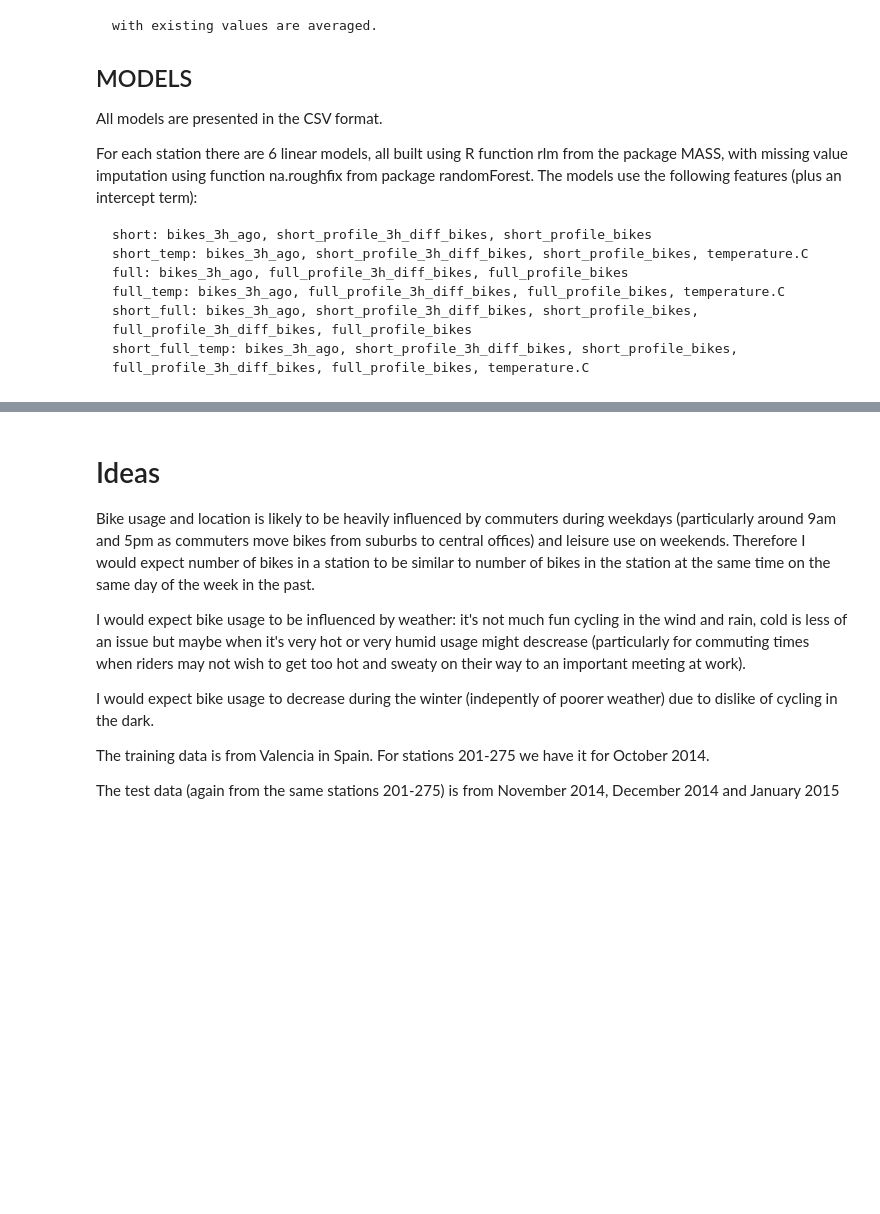
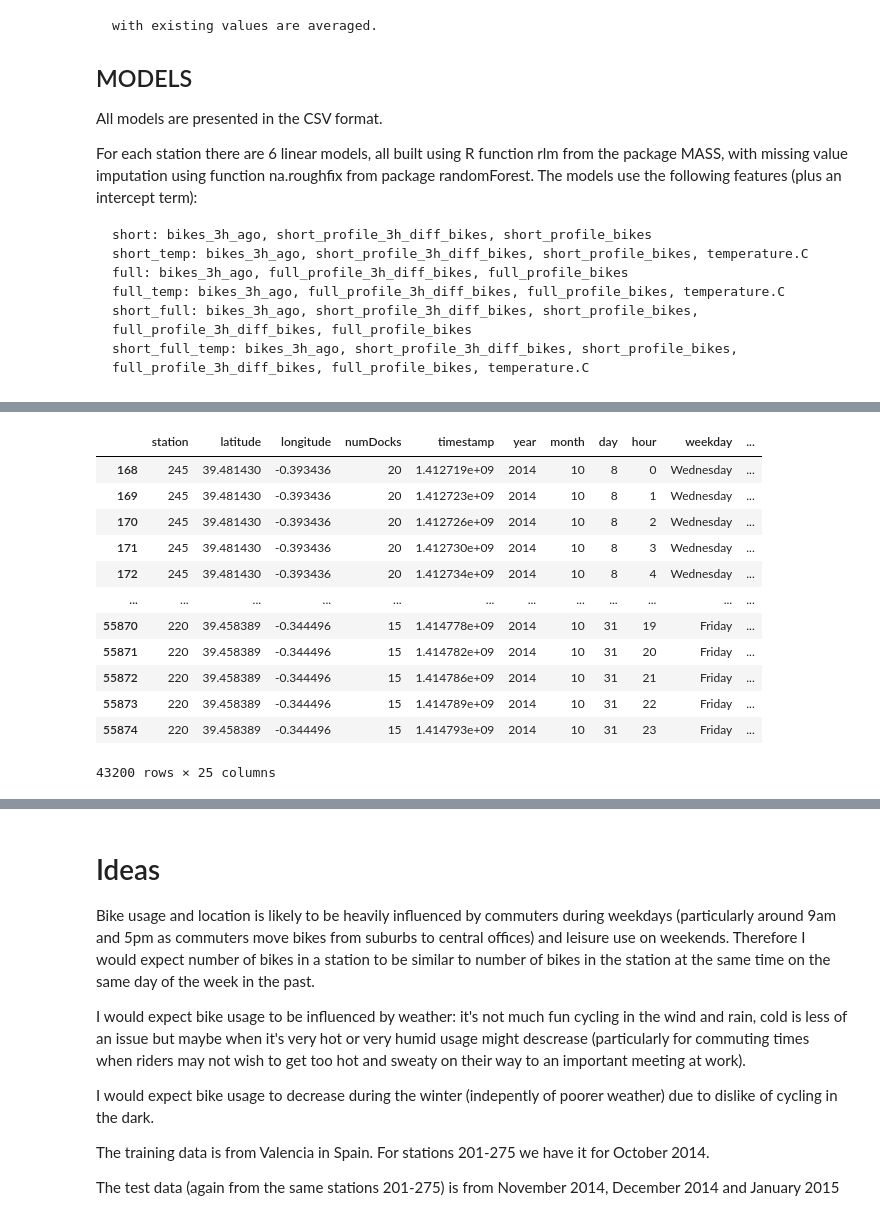
Before and after one commit to tashinam/morebikes, a Jupyter notebook: explore.ipynb, the cells around one changed output, grey strips where cells are left out. Cells and saved outputs as stored; diff of their text form; code cells hidden in the pictures; blank space fills up the shorter version.

```diff
--- a/explore.ipynb
+++ b/explore.ipynb
@@ -137,0 +241,16 @@ df.describe()
+# %%
+df[(df.timestamp != 1414285200.0) & (df.timestamp >= (df.timestamp.min() + 60*60*24*7))]
+# %% [output]
+|  | station | latitude | longitude | numDocks | timestamp | year | month | day | hour | weekday | ... |
+| 168 | 245 | 39.481430 | -0.393436 | 20 | 1.412719e+09 | 2014 | 10 | 8 | 0 | Wednesday | ... |
+| 169 | 245 | 39.481430 | -0.393436 | 20 | 1.412723e+09 | 2014 | 10 | 8 | 1 | Wednesday | ... |
+| 170 | 245 | 39.481430 | -0.393436 | 20 | 1.412726e+09 | 2014 | 10 | 8 | 2 | Wednesday | ... |
+| 171 | 245 | 39.481430 | -0.393436 | 20 | 1.412730e+09 | 2014 | 10 | 8 | 3 | Wednesday | ... |
+| 172 | 245 | 39.481430 | -0.393436 | 20 | 1.412734e+09 | 2014 | 10 | 8 | 4 | Wednesday | ... |
+| ... | ... | ... | ... | ... | ... | ... | ... | ... | ... | ... | ... |
+| 55870 | 220 | 39.458389 | -0.344496 | 15 | 1.414778e+09 | 2014 | 10 | 31 | 19 | Friday | ... |
+| 55871 | 220 | 39.458389 | -0.344496 | 15 | 1.414782e+09 | 2014 | 10 | 31 | 20 | Friday | ... |
+| 55872 | 220 | 39.458389 | -0.344496 | 15 | 1.414786e+09 | 2014 | 10 | 31 | 21 | Friday | ... |
+| 55873 | 220 | 39.458389 | -0.344496 | 15 | 1.414789e+09 | 2014 | 10 | 31 | 22 | Friday | ... |
+| 55874 | 220 | 39.458389 | -0.344496 | 15 | 1.414793e+09 | 2014 | 10 | 31 | 23 | Friday | ... |
+43200 rows × 25 columns
```
Also changed, not shown: parts of 36 cells of this notebook, 1 other file.
